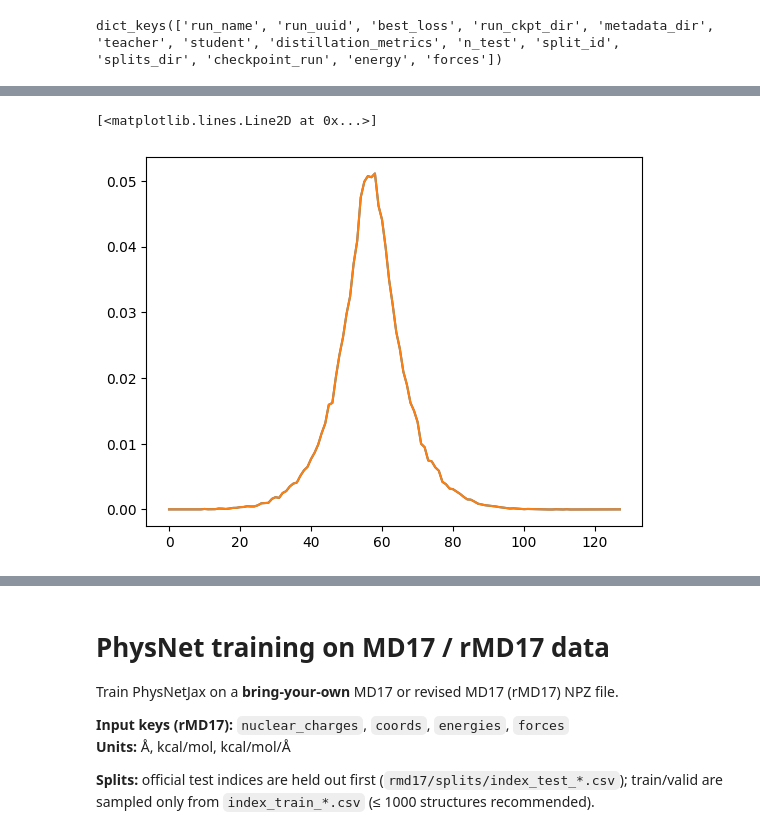
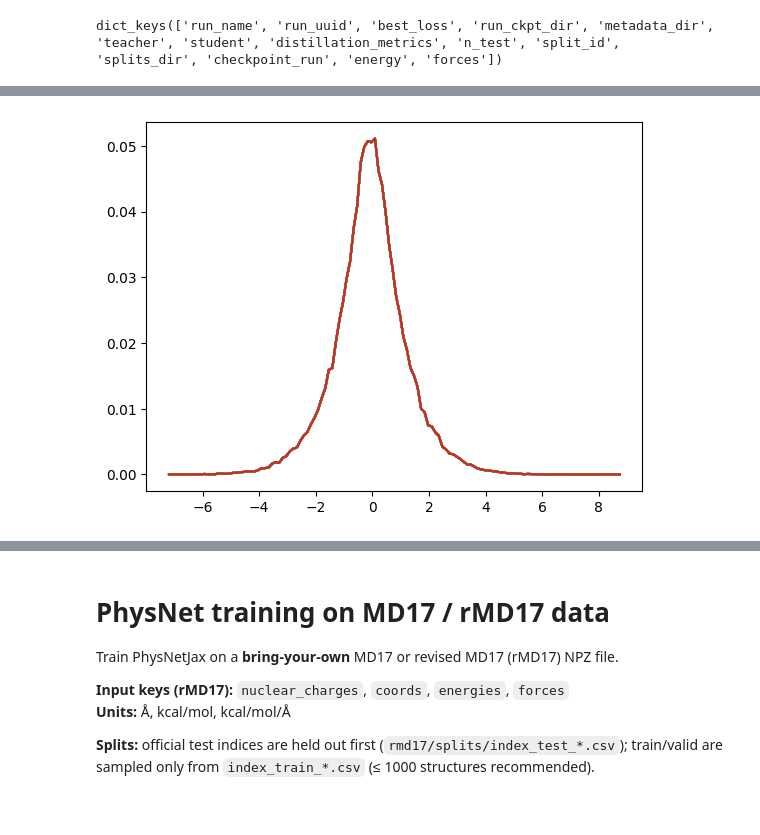
Before and after one commit to EricBoittier/epiplexity_mlip, a Jupyter notebook: 01.ipynb, the cells around one changed output, grey strips where cells are left out. Drawn from its saved outputs; the diff is of its cells as text; code cells hidden in the pictures.

```diff
--- a/01.ipynb
+++ b/01.ipynb
@@ -16,8 +173,8 @@ dict_keys(['run_name', 'best_loss', 'run_ckpt_dir', 'test_metrics', 'test_target
 # %%
 import matplotlib.pyplot as plt
-plt.plot(data[0]["distillation_metrics"]["teacher_hist"])
-plt.plot(data[0]["distillation_metrics"]["student_hist"])
+for i in range(len(data)):
+    plt.plot( data[i]["distillation_metrics"]["hist_bin_edges"][:-1], data[i]["distillation_metrics"]["teacher_hist"])
+    plt.plot(data[i]["distillation_metrics"]["hist_bin_edges"][:-1], data[i]["distillation_metrics"]["student_hist"])
 # %% [output]
-[<matplotlib.lines.Line2D at 0x...>]
-[figure, old version]
+[figure, new version]
 # %%
```
Also changed, not shown: parts of 12 cells of this notebook.
